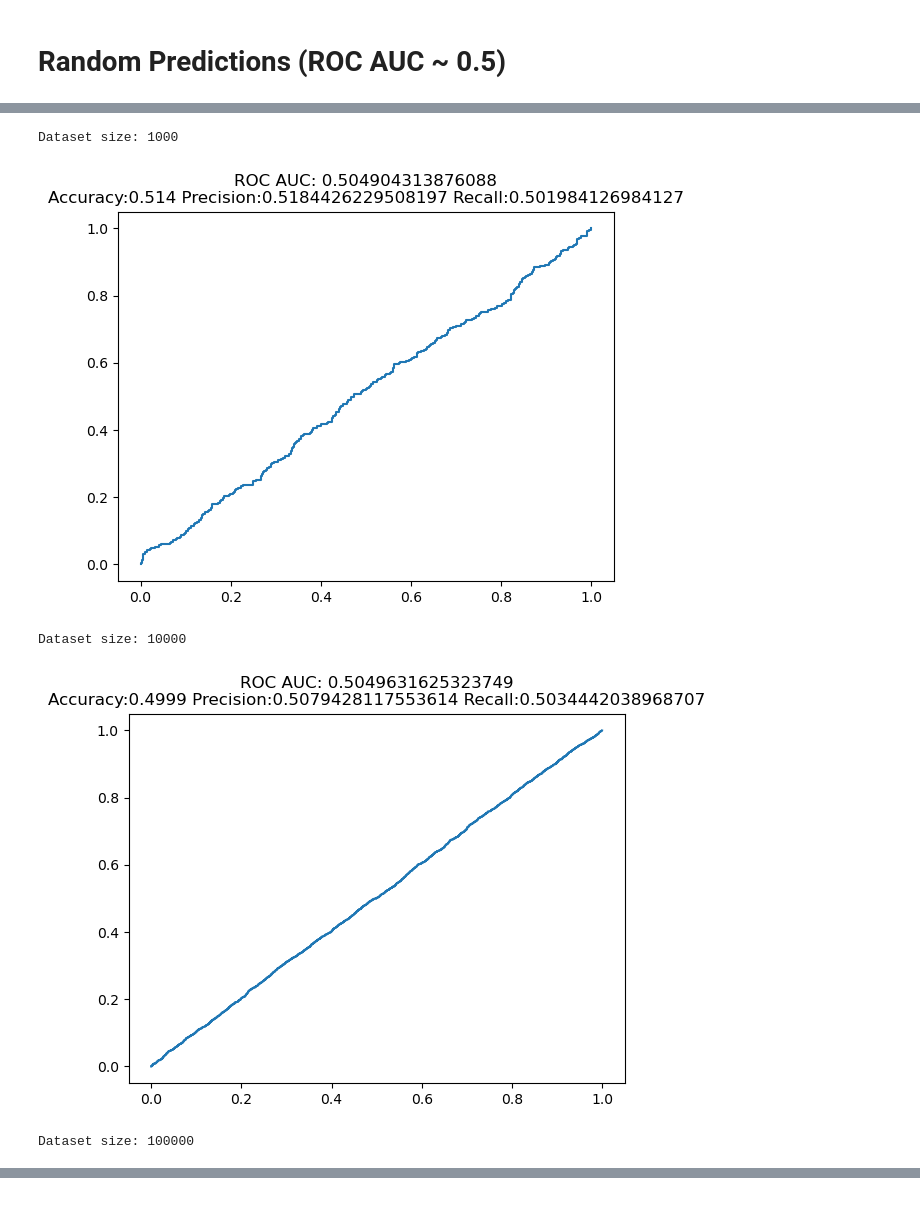
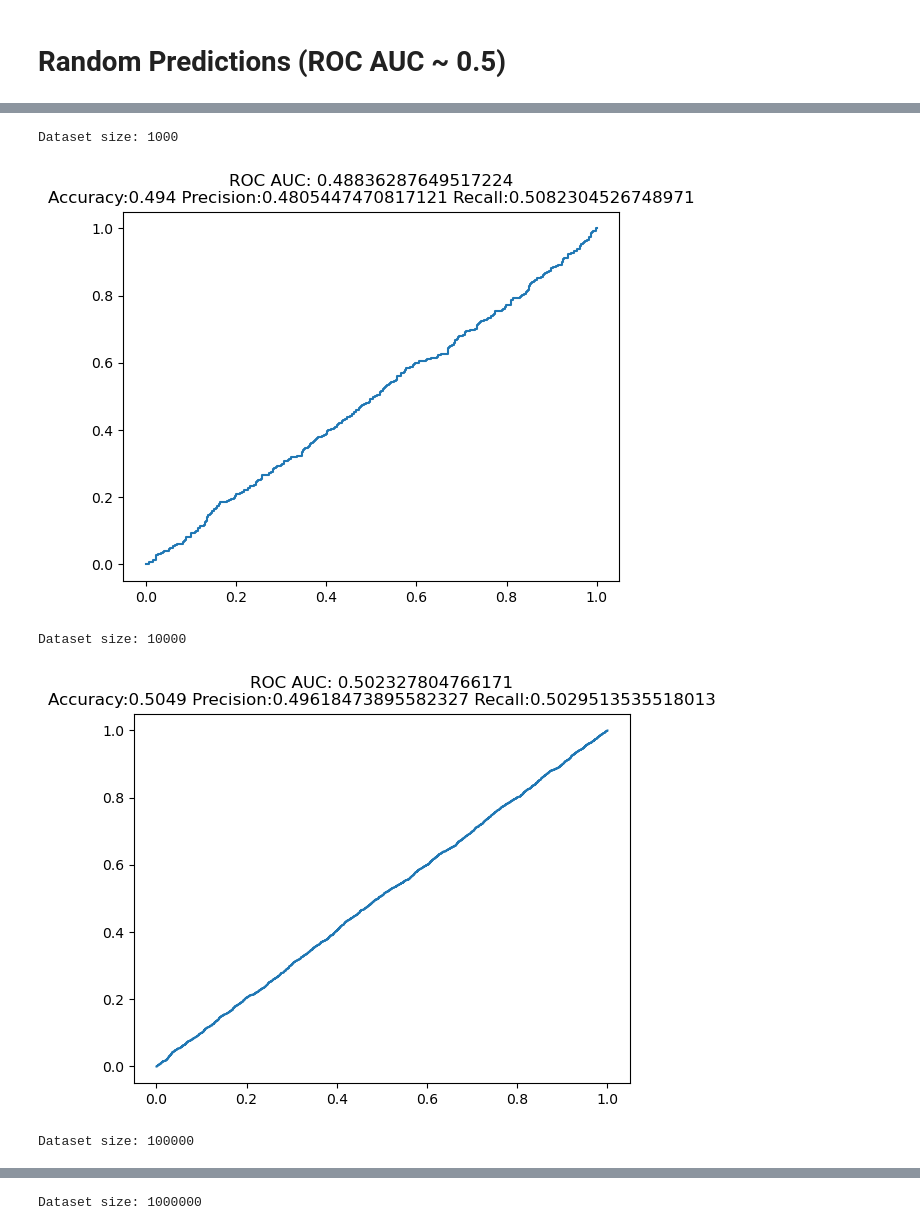
Before and after one commit to anna-marshalova/visualizing-ml-details, a Jupyter notebook: how-roc-curves-work.ipynb, the cells around one changed output, grey strips where cells are left out. Saved outputs shown, nothing was run; the diff lists cells and outputs as text; code cells hidden in the pictures.

Commit message:
Kaggle Notebook | how-roc-curves-work | Version 2

```diff
--- a/how-roc-curves-work.ipynb
+++ b/how-roc-curves-work.ipynb
@@ -8,21 +8,34 @@ import matplotlib.pyplot as plt
 def get_ground_truth(n = 100, p = [0.5, 0.5], **kwargs):
     return np.random.choice([0, 1], n, p = p)
 
-def get_predictions(x, classifier = 'same', constant = 0.5, smoothing = 0, **kwargs):
-    OPTIONS = ['same', 'opposite', 'random', 'random_continious', 'constant']
-    option_string = ', '.join(f'"{option}"' for option in OPTIONS[:-1]) + ' or ' + f'"{OPTIONS[-1]}"'
-    assert classifier in OPTIONS, f'Unknown classifier. Classifier should be either {option_string}'
-    if classifier == 'same':
-        pred = x
-        return np.abs(pred - smoothing)
-    elif classifier == 'opposite':
-        pred = 1 - x
-        return np.abs(pred - smoothing)
-    elif classifier == 'random':
-        n = x.shape
-        return np.random.random(n)
-    elif classifier == 'constant':
-        return np.full_like(x, constant, dtype=np.double)
+def get_perfect_predictions(x, smoothing = 0, **kwargs):
+    pred = x
+    return np.abs(pred - smoothing)
+
+def get_opposite_predictions(x, smoothing = 0, **kwargs):
+    pred = 1 - x
+    return np.abs(pred - smoothing)
+
+def get_random_predictions(x, **kwargs):
+    n = x.shape
+    return np.random.random(n)
+
+def get_constant_predictions(x, constant = 0.5, **kwargs):
+    return np.full_like(x, constant, dtype=np.double)
+
+def join_options(options):
+    first = ', '.join(f'"{option}"' for option in options[:-1])
+    last = f'"{options[-1]}"'
+    return f'{fisrst} or {last}'
+
+def get_predictions(x, classifier = 'same', **kwargs):
+    OPTIONS = {'same': get_perfect_predictions,
+               'opposite': get_opposite_predictions,
+               'random': get_random_predictions,
+               'constant': get_constant_predictions}
+    if classifier in OPTIONS:
+        return OPTIONS[classifier](x, **kwargs)
+    print(f'Unknown classifier. Classifier should be either {join_options(list(OPTIONS.keys()))}')
 
 def plot(x, title = ''):
     plt.clf()
@@ -79,13 +92,13 @@ visualize_curve(classifier = 'random')
 # %%
 #If we increase dataset size the curve will become smoother until it becomes a line
 
-for n in [1e3, 1e4, 1e5]:
+for n in [1e3, 1e4, 1e5, 1e6]:
     n = int(n)
     print(f'Dataset size: {n}')
     visualize_curve(classifier = 'random', n = n)
 # %% [output]
 Dataset size: 1000
-[figure, old version]
+[figure, new version]
 Dataset size: 10000
-[figure, old version]
+[figure, new version]
 Dataset size: 100000
@@ -92,0 +106 @@ Dataset size: 100000
+Dataset size: 1000000
```
Also changed, not shown: parts of 4 cells of this notebook.
